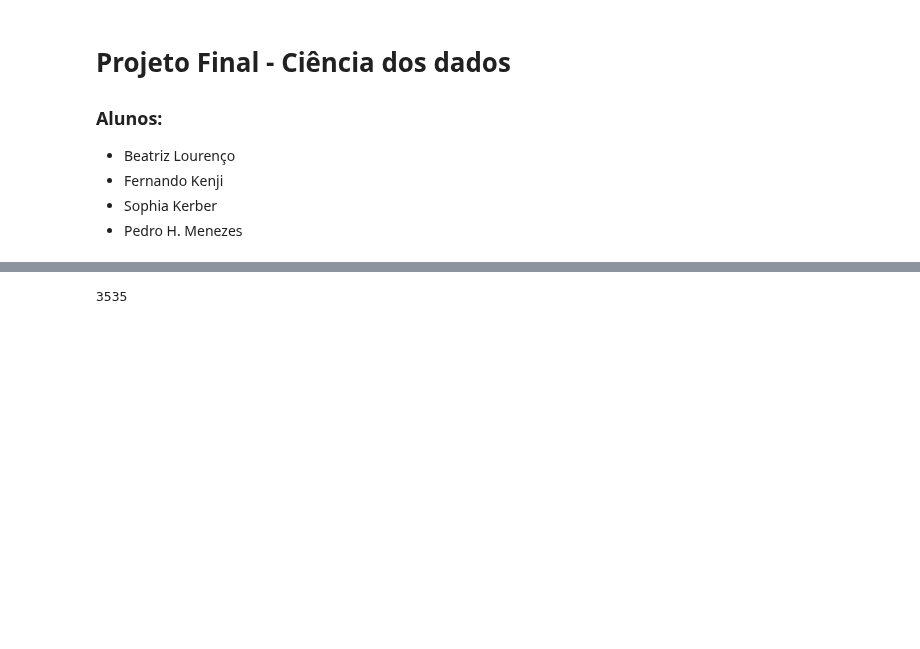
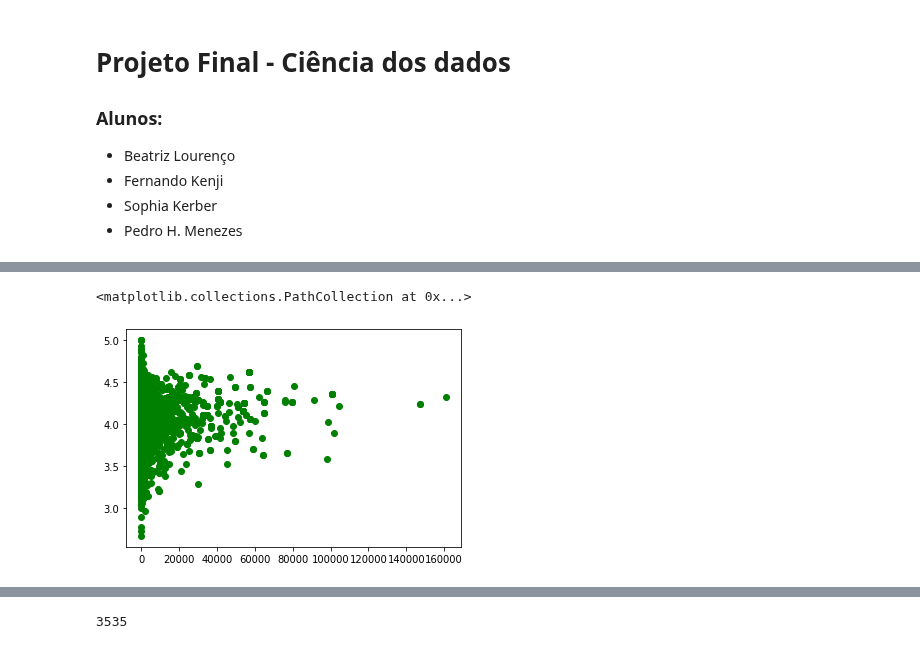
Before and after one commit to PedroHMenezes/PF_Book_rating, a Jupyter notebook: Books.ipynb, the cells around one changed output, grey strips where cells are left out. Drawn from its saved outputs; the diff is of its cells as text; code cells hidden in the pictures; blank space fills up the shorter version.

```diff
--- a/Books.ipynb
+++ b/Books.ipynb
@@ -53,3 +72,8 @@ csv.head()
+# %%
+plt.scatter(csv.book_review_count, csv.book_rating, color='green')
+# %% [output]
+<matplotlib.collections.PathCollection at 0x...>
+[figure, added]
 # %%
 ar = csv['genres'].value_counts()
 ar1 = []
```
Also changed, not shown: parts of 15 cells of this notebook.
